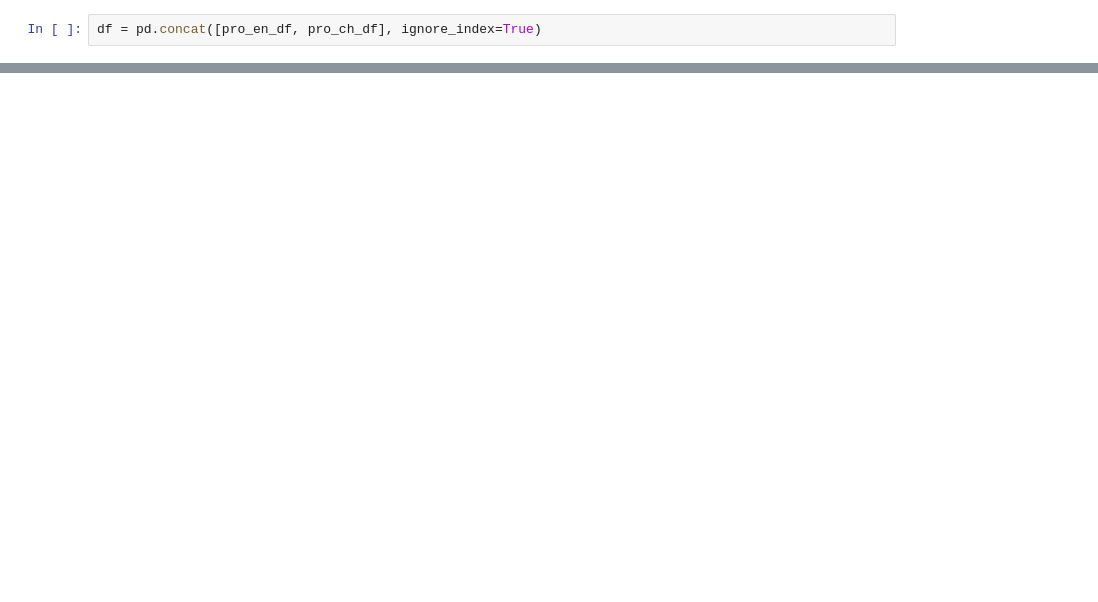
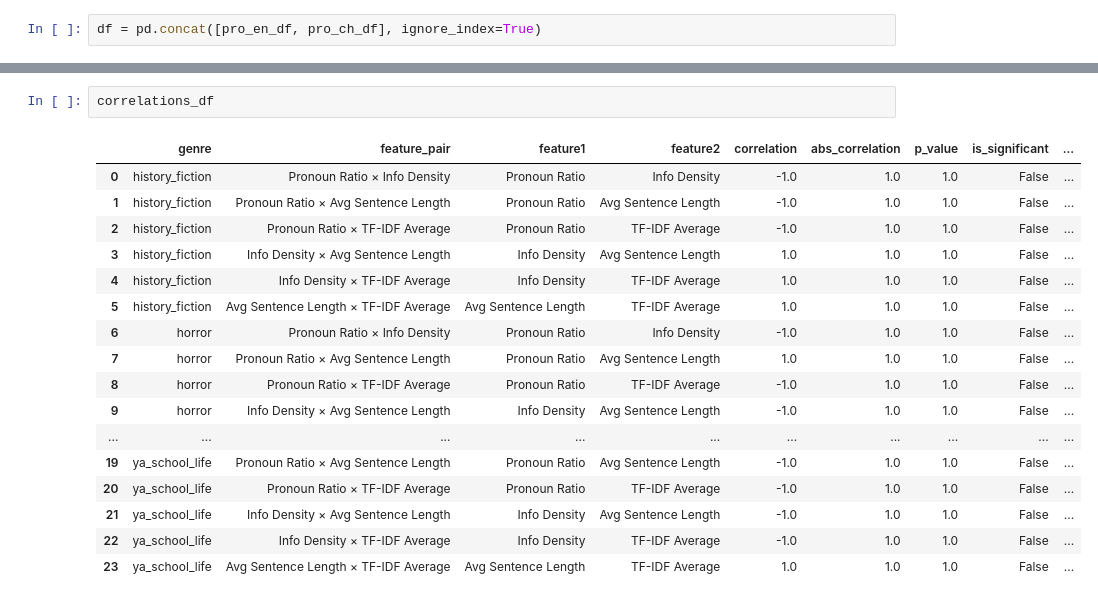
Before and after one commit to asapacsin/cross-culture-linguistic-analysis, a Jupyter notebook: lingu.ipynb, the cells around one changed output, grey strips where cells are left out. Cells and saved outputs as stored; diff of their text form; blank space fills up the shorter version.

```diff
--- a/lingu.ipynb
+++ b/lingu.ipynb
@@ -398,0 +1008,20 @@ NameError: name 'mean_by_lang_genre' is not defined
+# %%
+correlations_df
+# %% [output]
+|  | genre | feature_pair | feature1 | feature2 | correlation | abs_correlation | p_value | is_significant | ... |
+| 0 | history_fiction | Pronoun Ratio × Info Density | Pronoun Ratio | Info Density | -1.0 | 1.0 | 1.0 | False | ... |
+| 1 | history_fiction | Pronoun Ratio × Avg Sentence Length | Pronoun Ratio | Avg Sentence Length | -1.0 | 1.0 | 1.0 | False | ... |
+| 2 | history_fiction | Pronoun Ratio × TF-IDF Average | Pronoun Ratio | TF-IDF Average | -1.0 | 1.0 | 1.0 | False | ... |
+| 3 | history_fiction | Info Density × Avg Sentence Length | Info Density | Avg Sentence Length | 1.0 | 1.0 | 1.0 | False | ... |
+| 4 | history_fiction | Info Density × TF-IDF Average | Info Density | TF-IDF Average | 1.0 | 1.0 | 1.0 | False | ... |
+| 5 | history_fiction | Avg Sentence Length × TF-IDF Average | Avg Sentence Length | TF-IDF Average | 1.0 | 1.0 | 1.0 | False | ... |
+| 6 | horror | Pronoun Ratio × Info Density | Pronoun Ratio | Info Density | -1.0 | 1.0 | 1.0 | False | ... |
+| 7 | horror | Pronoun Ratio × Avg Sentence Length | Pronoun Ratio | Avg Sentence Length | 1.0 | 1.0 | 1.0 | False | ... |
+| 8 | horror | Pronoun Ratio × TF-IDF Average | Pronoun Ratio | TF-IDF Average | -1.0 | 1.0 | 1.0 | False | ... |
+| 9 | horror | Info Density × Avg Sentence Length | Info Density | Avg Sentence Length | -1.0 | 1.0 | 1.0 | False | ... |
+| ... | ... | ... | ... | ... | ... | ... | ... | ... | ... |
+| 19 | ya_school_life | Pronoun Ratio × Avg Sentence Length | Pronoun Ratio | Avg Sentence Length | -1.0 | 1.0 | 1.0 | False | ... |
+| 20 | ya_school_life | Pronoun Ratio × TF-IDF Average | Pronoun Ratio | TF-IDF Average | -1.0 | 1.0 | 1.0 | False | ... |
+| 21 | ya_school_life | Info Density × Avg Sentence Length | Info Density | Avg Sentence Length | -1.0 | 1.0 | 1.0 | False | ... |
+| 22 | ya_school_life | Info Density × TF-IDF Average | Info Density | TF-IDF Average | -1.0 | 1.0 | 1.0 | False | ... |
+| 23 | ya_school_life | Avg Sentence Length × TF-IDF Average | Avg Sentence Length | TF-IDF Average | 1.0 | 1.0 | 1.0 | False | ... |
```
Also changed, not shown: parts of 44 cells of this notebook, 7 other files.
